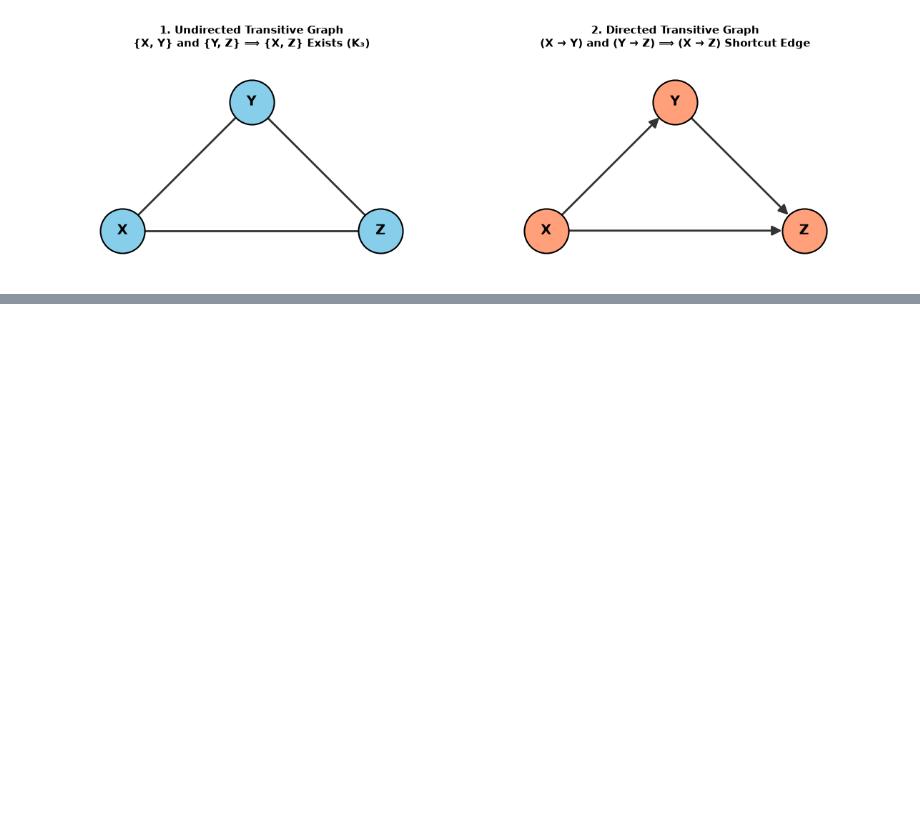
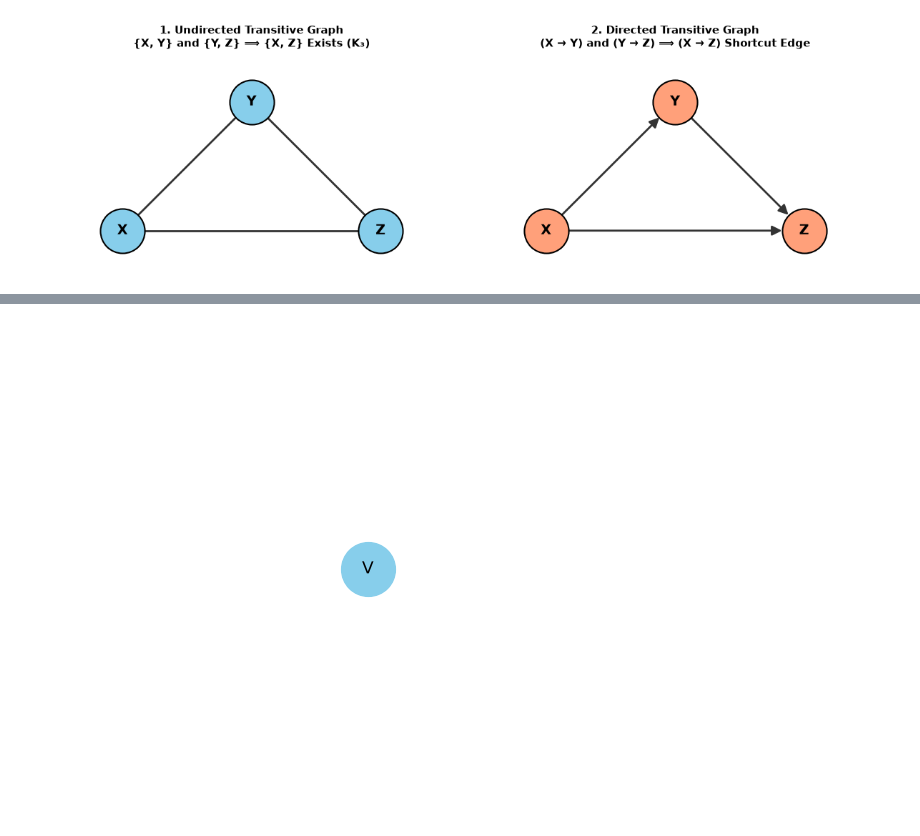
Before and after one commit to Jazzwal4980/hon498-discrete-structures-in-real-world-data, a Jupyter notebook: GROUP_REPORT_ONE/Part1_GettingToKnowGraphs_SecondHalf.ipynb, the cells around one changed output, grey strips where cells are left out. Cells and saved outputs as stored; diff of their text form; code cells hidden in the pictures; blank space fills up the shorter version.

```diff
--- a/GROUP_REPORT_ONE/Part1_GettingToKnowGraphs_SecondHalf.ipynb
+++ b/GROUP_REPORT_ONE/Part1_GettingToKnowGraphs_SecondHalf.ipynb
@@ -847,0 +1261,12 @@ plt.show()
+# %%
+import matplotlib.pyplot as plt
+import networkx as nx
+
+# Create a singleton graph (1 node, 0 edges)
+G = nx.Graph()
+G.add_node("V")
+
+nx.draw(G, with_labels=True, node_color="#87CEEB", node_size=1500)
+plt.show()
+# %% [output]
+[figure, added]
```
Also changed, not shown: parts of 19 cells of this notebook.
